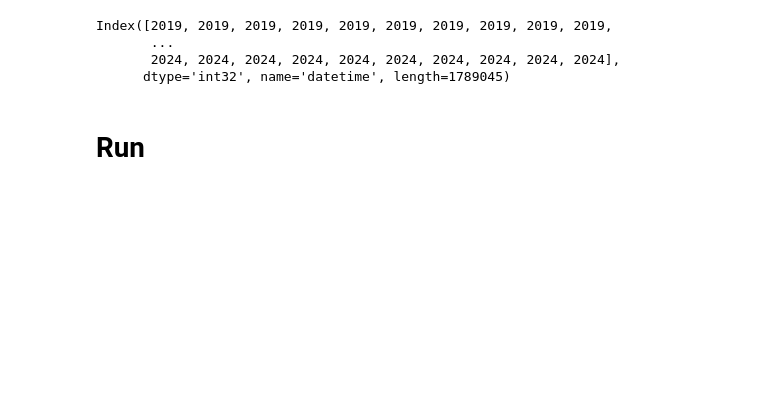
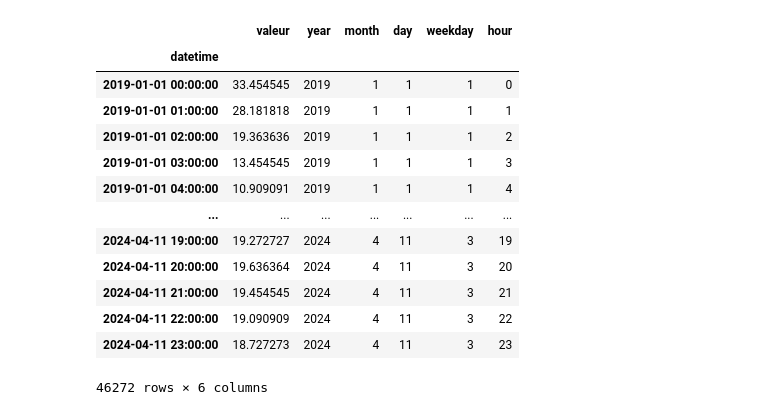
Before and after one commit to Magellol/montreal-aqi-predictions, a Jupyter notebook: index.ipynb, the cells around one changed output. Saved outputs shown, nothing was run; the diff lists cells and outputs as text; code cells hidden in the pictures; blank space fills up the shorter version.

```diff
--- a/index.ipynb
+++ b/index.ipynb
@@ -48,14 +19,48 @@ df
+# %%
+def aggregate_aqi(df):
+  df['datetime'] = pd.to_datetime(df['date'] + ' ' + df['heure'].astype(str) + ':00:00',
+                                format = '%Y-%m-%d %H:%M:%S',
+                                errors = 'coerce')
+  # Asserting to make sure data doesn't have missing date
+  assert df.datetime.isnull().sum() == 0, 'missing dates'
+
+  df.drop(["heure", "date", "polluant"], axis=1, inplace=True)
+  # the data contains measurements across various stations (spread over the MTL territory).
+  # Setting the index on both stationId and datetime lets us take the maximum measurement a station id has gotten for a given datetime across pollutants
+  # Note: we are assuming each pollutant contributes equally to the AQI level
+  # (Using the maximum pollutant value as a representative AQI is simplistic. Real AQI calculation may involve more complex computations where different pollutants have different weights or scale adjustments based on their health impact.)
+  aqi_df= df.groupby(['stationId', 'datetime']).max()
+
+  # Now calculate the mean of these maximum values across all stations for each datetime
+  general_aqi_df = aqi_df.groupby('datetime').mean()
+
+  # general_aqi_df.set_index(['datetime'], inplace=True)
+  # general_aqi_df.drop(["stationId"], axis=1, inplace=True)
+  return general_aqi_df
 # %%
-# Feature engineering
-df['year'] = df.index.year
-df['month'] = df.index.month
-df['day'] = df.index.day
-df['weekday'] = df.index.weekday
-df['hour'] = df.index.hour
+df = pd.concat([df1, df2])
+
+general_aqi = aggregate_aqi(df)
+
+general_aqi['year'] = general_aqi.index.year
+general_aqi['month'] = general_aqi.index.month
+general_aqi['day'] = general_aqi.index.day
+general_aqi['weekday'] = general_aqi.index.weekday
+general_aqi['hour'] = general_aqi.index.hour
+
+general_aqi
 # %% [output]
+|  | valeur | year | month | day | weekday | hour |
+| datetime |  |  |  |  |  |  |
+| 2019-01-01 00:00:00 | 33.454545 | 2019 | 1 | 1 | 1 | 0 |
+| 2019-01-01 01:00:00 | 28.181818 | 2019 | 1 | 1 | 1 | 1 |
+| 2019-01-01 02:00:00 | 19.363636 | 2019 | 1 | 1 | 1 | 2 |
+| 2019-01-01 03:00:00 | 13.454545 | 2019 | 1 | 1 | 1 | 3 |
+| 2019-01-01 04:00:00 | 10.909091 | 2019 | 1 | 1 | 1 | 4 |
+| ... | ... | ... | ... | ... | ... | ... |
+| 2024-04-11 19:00:00 | 19.272727 | 2024 | 4 | 11 | 3 | 19 |
+| 2024-04-11 20:00:00 | 19.636364 | 2024 | 4 | 11 | 3 | 20 |
+| 2024-04-11 21:00:00 | 19.454545 | 2024 | 4 | 11 | 3 | 21 |
+| 2024-04-11 22:00:00 | 19.090909 | 2024 | 4 | 11 | 3 | 22 |
+| 2024-04-11 23:00:00 | 18.727273 | 2024 | 4 | 11 | 3 | 23 |
-Index([2019, 2019, 2019, 2019, 2019, 2019, 2019, 2019, 2019, 2019,
-       ...
-       2024, 2024, 2024, 2024, 2024, 2024, 2024, 2024, 2024, 2024],
-      dtype='int32', name='datetime', length=1789045)
+46272 rows × 6 columns
-# %% [markdown]
-# Run
```
Also changed, not shown: parts of 19 cells of this notebook.
